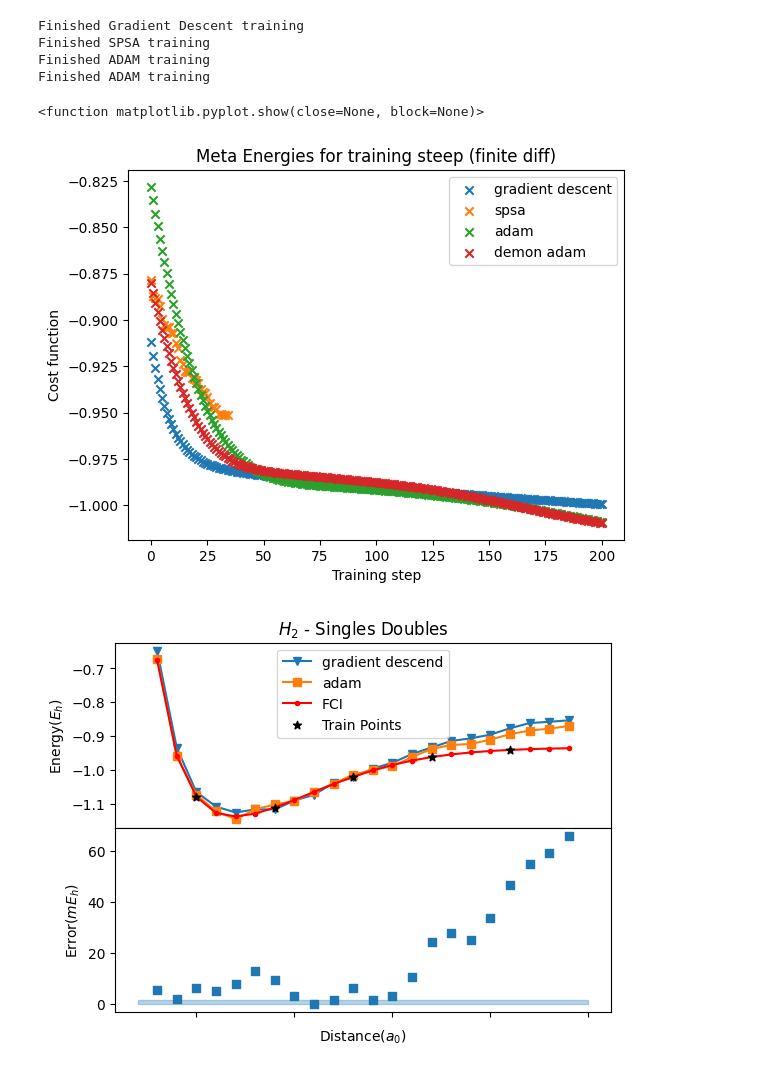
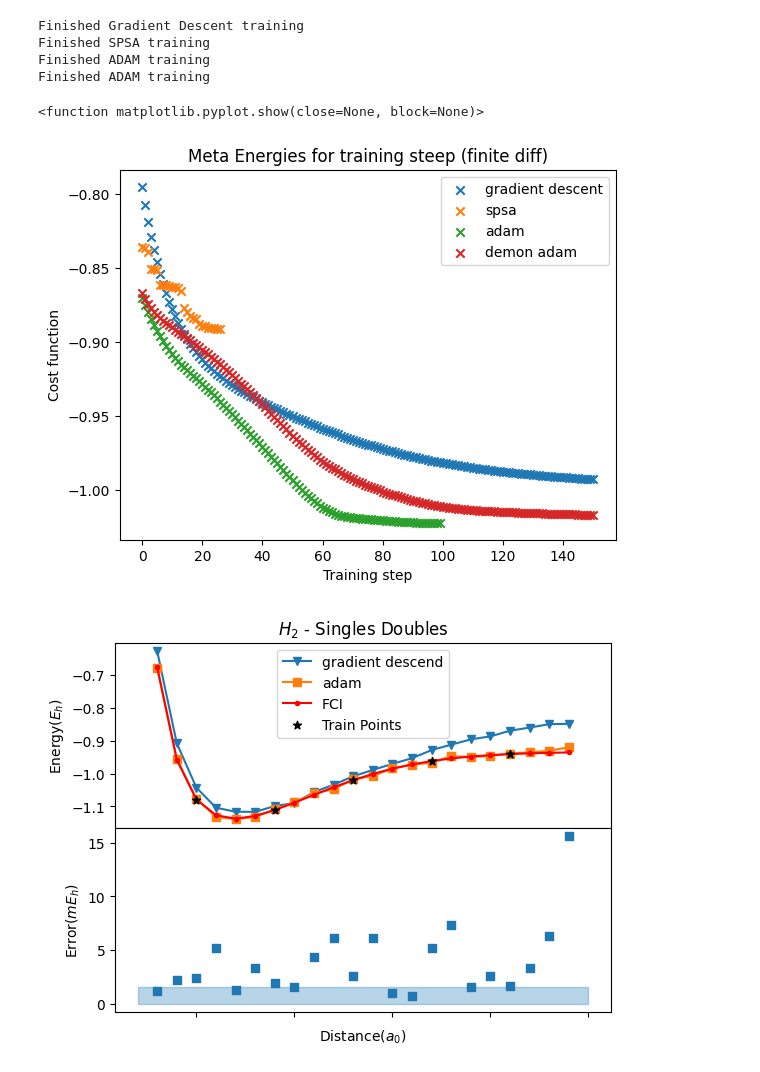
Before and after one commit to sergioandrescs/meta-VQE-pennylane, a Jupyter notebook: meta_VQE_pennylane_catalyst_singles_doubles.ipynb, the cells around one changed output. Cells and saved outputs as stored; diff of their text form; code cells hidden in the pictures.

```diff
--- a/meta_VQE_pennylane_catalyst_singles_doubles.ipynb
+++ b/meta_VQE_pennylane_catalyst_singles_doubles.ipynb
@@ -47,32 +48,40 @@ hamiltonian, qubits = qml.qchem.molecular_hamiltonian(
 
 WIRES = qubits
 
-USE_SINGLES = False
+USE_SINGLES = True
 USE_DOUBLES = True
 
 init_state = qml.qchem.hf_state(2, qubits)
 
-## https://docs.pennylane.ai/projects/catalyst/en/latest/code/api/catalyst.grad.html - ["fd", "defer"]
+## https://docs.pennylane.ai/projects/catalyst/en/latest/code/api/catalyst.grad.html -
 
 TRAINERS = {"gradient_descent":
-            {"fun":gradient_descent, "options":{ 'maxiter': 200, 'tol':1e-5}},
-            "spsa":{ "fun":spsa_optimizer, "options":{ 'maxiter': 200, 'tol':1e-5}},
-            "adam":{"fun":adam, "options":{ 'maxiter': 200, 'tol':1e-5, 'demon':False}},
-            "demon_adam":{"fun":adam, "options":{ 'maxiter': 200, 'tol':1e-5, 'demon':True}}}
+            {"fun":gradient_descent, "options":{ 'maxiter': 150, 'tol':1e-5}},
+            "spsa":{ "fun":spsa_optimizer, "options":{ 'maxiter': 150, 'tol':1e-5}},
+            "adam":{"fun":adam, "options":{ 'maxiter': 150, 'tol':1e-5, 'demon':False}},
+            "demon_adam":{"fun":adam, "options":{ 'maxiter': 150, 'tol':1e-5, 'demon':True}}}
 
-GRADIENT_METHOD= "fd"
+GRADIENT_METHOD= "fd" ## fd, ps
 
 TRAINING_ENERGIES= {"gradient_descent":{
-                        "energies":[], "trained_meta_vars":[] , "trained_vqe_vars":[], "runs_per_step":[], "runs_per_opt_meta_step":[], "energies_after_meta":[], "opt_meta_energies":[]
+                        "meta":{"energies":[], "runs":0, "trained_vars":[], "energies_after_meta":[]},
+                        "opt_meta":{"energies":[], "runs_per_step":[], "trained_vars":[]},
+                        "vqe":{"energies":[], "runs_per_step":[], "trained_vars":[]}
                         },
                     "spsa":{
-                        "energies":[], "trained_meta_vars":[] , "trained_vqe_vars":[], "runs_per_step":[], "runs_per_opt_meta_step":[], "energies_after_meta":[], "opt_meta_energies":[]
+                        "meta":{"energies":[], "runs":0, "trained_vars":[], "energies_after_meta":[]},
+                        "opt_meta":{"energies":[], "runs_per_step":[], "trained_vars":[]},
+                        "vqe":{"energies":[], "runs_per_step":[], "trained_vars":[]}
                         },
                     "adam":{
-                        "energies":[], "trained_meta_vars":[] , "trained_vqe_vars":[], "runs_per_step":[], "runs_per_opt_meta_step":[], "energies_after_meta":[], "opt_meta_energies":[]
+                        "meta":{"energies":[], "runs":0, "trained_vars":[], "energies_after_meta":[]},
+                        "opt_meta":{"energies":[], "runs_per_step":[], "trained_vars":[]},
+                        "vqe":{"energies":[], "runs_per_step":[], "trained_vars":[]}
                         },
                     "demon_adam":{
-                        "energies":[], "trained_meta_vars":[] , "trained_vqe_vars":[], "runs_per_step":[], "runs_per_opt_meta_step":[], "energies_after_meta":[], "opt_meta_energies":[]
+                        "meta":{"energies":[], "runs":0, "trained_vars":[], "energies_after_meta":[]},
+                        "opt_meta":{"energies":[], "runs_per_step":[], "trained_vars":[]},
+                        "vqe":{"energies":[], "runs_per_step":[], "trained_vars":[]}
                         },
 
                    }
@@ -316,28 +326,28 @@ for train_method in TRAINERS:
 
     res_train = minimize(energy_singles_doubles, params_run, method = TRAINERS[train_method]["fun"], options = TRAINERS[train_method]["options"])
 
-    TRAINING_ENERGIES[train_method]["trained_meta_vars"] = res_train.x
-    TRAINING_ENERGIES[train_method]["energies"].append(res_train.fun)
-    TRAINING_ENERGIES[train_method]["runs_per_step"].append(res_train.nit)
+    TRAINING_ENERGIES[train_method]["meta"]["trained_vars"] = res_train.x
+    TRAINING_ENERGIES[train_method]["meta"]["energies"].append(res_train.fun)
+    TRAINING_ENERGIES[train_method]["meta"]["runs"] = res_train.nit
 # %% [output]
 Finished Gradient Descent training
 Finished SPSA training
 Finished ADAM training
 Finished ADAM training
 # %%
-plt.scatter([i for i in range(len(TRAINING_ENERGIES['gradient_descent']['energies'][-1]))],TRAINING_ENERGIES['gradient_descent']['energies'][-1], label="gradient descent", marker='x')
-plt.scatter([i for i in range(len(TRAINING_ENERGIES['spsa']['energies'][-1]))],TRAINING_ENERGIES['spsa']['energies'][-1], label="spsa", marker='x')
-plt.scatter([i for i in range(len(TRAINING_ENERGIES['adam']['energies'][-1]))],TRAINING_ENERGIES['adam']['energies'][-1], label="adam", marker='x')
-plt.scatter([i for i in range(len(TRAINING_ENERGIES['demon_adam']['energies'][-1]))],TRAINING_ENERGIES['demon_adam']['energies'][-1], label="demon adam", marker='x')
+plt.scatter([i for i in range(len(TRAINING_ENERGIES['gradient_descent']["meta"]['energies'][-1]))],TRAINING_ENERGIES['gradient_descent']["meta"]['energies'][-1], label="gradient descent", marker='x')
+plt.scatter([i for i in range(len(TRAINING_ENERGIES['spsa']["meta"]['energies'][-1]))],TRAINING_ENERGIES['spsa']["meta"]['energies'][-1], label="spsa", marker='x')
+plt.scatter([i for i in range(len(TRAINING_ENERGIES['adam']["meta"]['energies'][-1]))],TRAINING_ENERGIES['adam']["meta"]['energies'][-1], label="adam", marker='x')
+plt.scatter([i for i in range(len(TRAINING_ENERGIES['demon_adam']["meta"]['energies'][-1]))],TRAINING_ENERGIES['demon_adam']["meta"]['energies'][-1], label="demon adam", marker='x')
 
 plt.legend()
 plt.title('Meta Energies for training steep (finite diff)')
 plt.ylabel('Cost function')
 plt.xlabel('Training step')
 plt.show
 # %% [output]
 <function matplotlib.pyplot.show(close=None, block=None)>
-[figure, old version]
+[figure, new version]
 # %%
 for count, d in enumerate(test_points):
     for train_method in TRAINERS:
@@ -353,8 +363,8 @@ plt.subplots_adjust(hspace=0)
 
 # ax1.plot(test_points, grad_descent_energies, label="gradient_descent", marker='s' , color=colors[0])
 # ax1.plot(test_points, spsa_energies, label="spsa", marker='o', color=colors[1])
-ax1.plot(test_points, TRAINING_ENERGIES["gradient_descent"]["energies_after_meta"], label="gradient descend", marker='v',)
-ax1.plot(test_points, TRAINING_ENERGIES["adam"]["energies_after_meta"], label="adam", marker='s', )
+ax1.plot(test_points, TRAINING_ENERGIES["gradient_descent"]["meta"]["energies_after_meta"], label="gradient descend", marker='v',)
+ax1.plot(test_points, TRAINING_ENERGIES["adam"]["meta"]["energies_after_meta"], label="adam", marker='s', )
 ax1.plot(test_points, fci_energies, label="FCI", marker='.', color="r")
 ax1.scatter(train_points, [fci_energies[i] for i in train_points_indexes], zorder=99, label="Train Points", marker='*', color="black")
 
@@ -366,7 +376,7 @@ ax1.set_ylabel('Energy($E_{h}$)')
 # ax2.scatter(test_points, [np.abs(i-j) for i,j in zip(grad_descent_energies ,fci_energies)], label="gradient_descent", marker='s', color=colors[0])
 # ax2.scatter(test_points, [np.abs(i-j) for i,j in zip(adam_energies ,fci_energies)], label="adam", marker='v', color=colors[2])
 # ax2.scatter(test_points, [np.abs(i-j) for i,j in zip(trained_energies["gradient_descent"] ,fci_energies)], label="adam", marker='v')
-ax2.scatter(test_points, [np.abs(i-j)*1000 for i,j in zip(TRAINING_ENERGIES["adam"]["energies_after_meta"] ,fci_energies)], label="adam", marker='s')
+ax2.scatter(test_points, [np.abs(i-j)*1000 for i,j in zip(TRAINING_ENERGIES["adam"]["meta"]["energies_after_meta"] ,fci_energies)], label="adam", marker='s')
 
 
 ax1.sharex(ax2)
@@ -381,7 +391,7 @@ ax2.set_ylabel('Error($mE_{h}$)')
 
 plt.show()
 # %% [output]
-[figure, old version]
+[figure, new version]
 # %%
 for count, work_hamiltonian in enumerate(test_hamiltonians):
 
```
Also changed, not shown: parts of 8 cells of this notebook, 42 other files.
